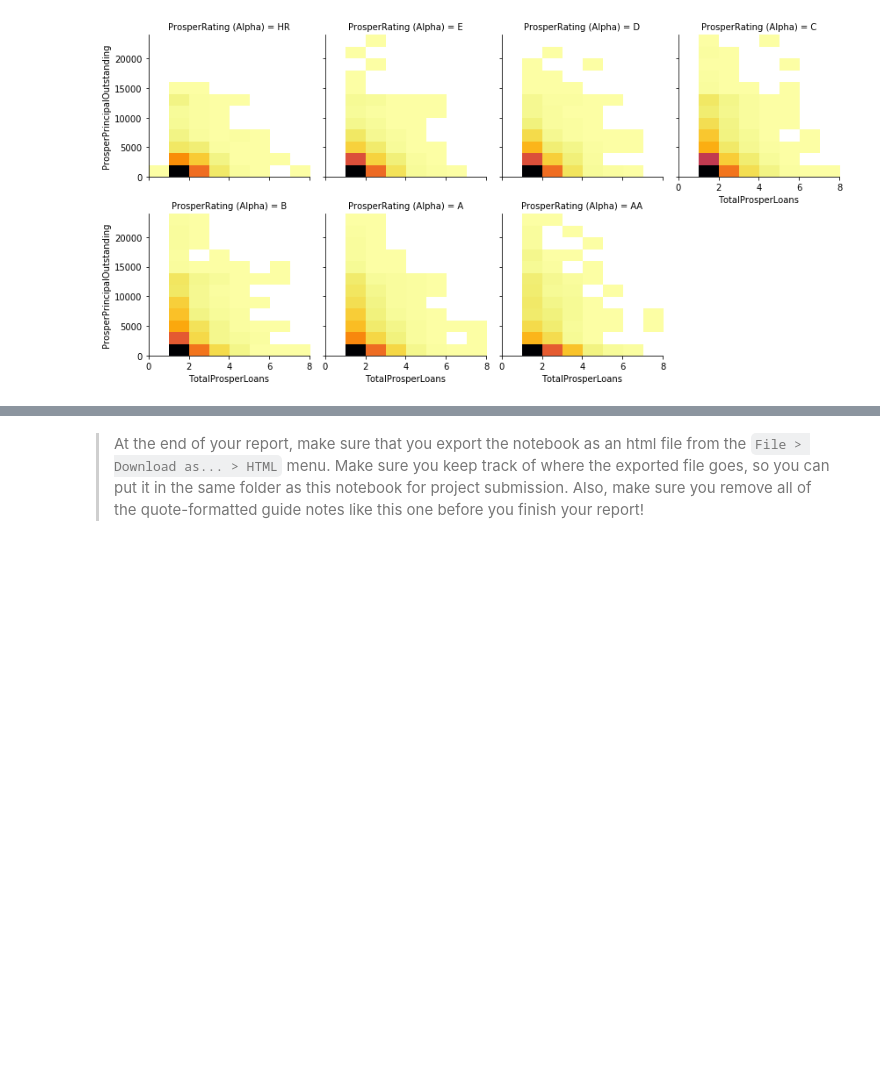
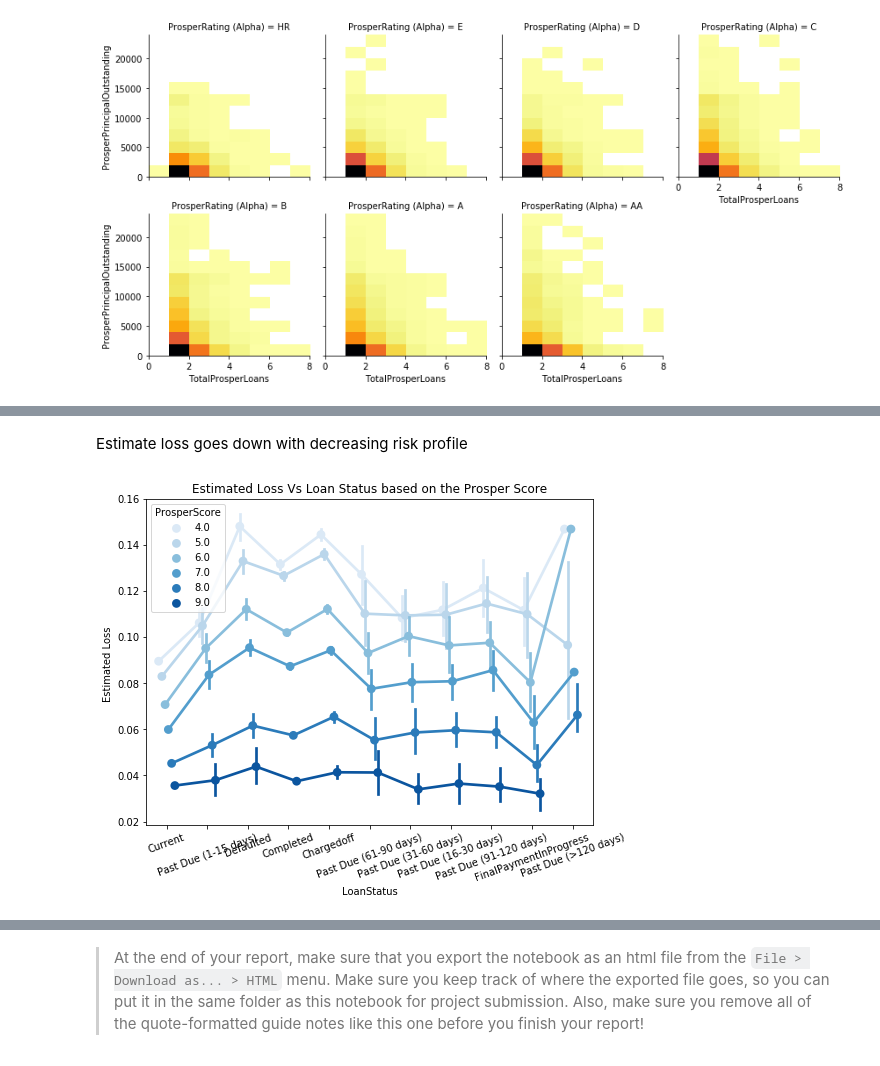
Before and after one commit to ayushayyangar/Data-Visualization-Udacity, a Jupyter notebook: exploration_template.ipynb, the cells around one changed output, grey strips where cells are left out. Drawn from its saved outputs; the diff is of its cells as text; code cells hidden in the pictures; blank space fills up the shorter version.

```diff
--- a/exploration_template.ipynb
+++ b/exploration_template.ipynb
@@ -709,3 +726,15 @@ plt.show();
+# %% [markdown]
+Estimate loss goes down with decreasing risk profile
+# %%
+fig = plt.figure(figsize = [8,6])
+ax = sb.pointplot(data = df_midPS, x = 'LoanStatus', y = 'EstimatedLoss', hue ='ProsperScore',palette = 'Blues', dodge = 0.4)
+plt.ylabel('Estimated Loss ')
+plt.title('Estimated Loss Vs Loan Status based on the Prosper Score')
+ax.set_yticklabels([],minor = True, loc = 1)
+plt.xticks(rotation =20)
+plt.show();
+# %% [output]
+[figure, added]
 # %% [markdown]
 ### Talk about some of the relationships you observed in this part of the investigation. Were there features that strengthened each other in terms of looking at your feature(s) of interest?
 
```
Also changed, not shown: parts of 20 cells of this notebook, 2 other files.
